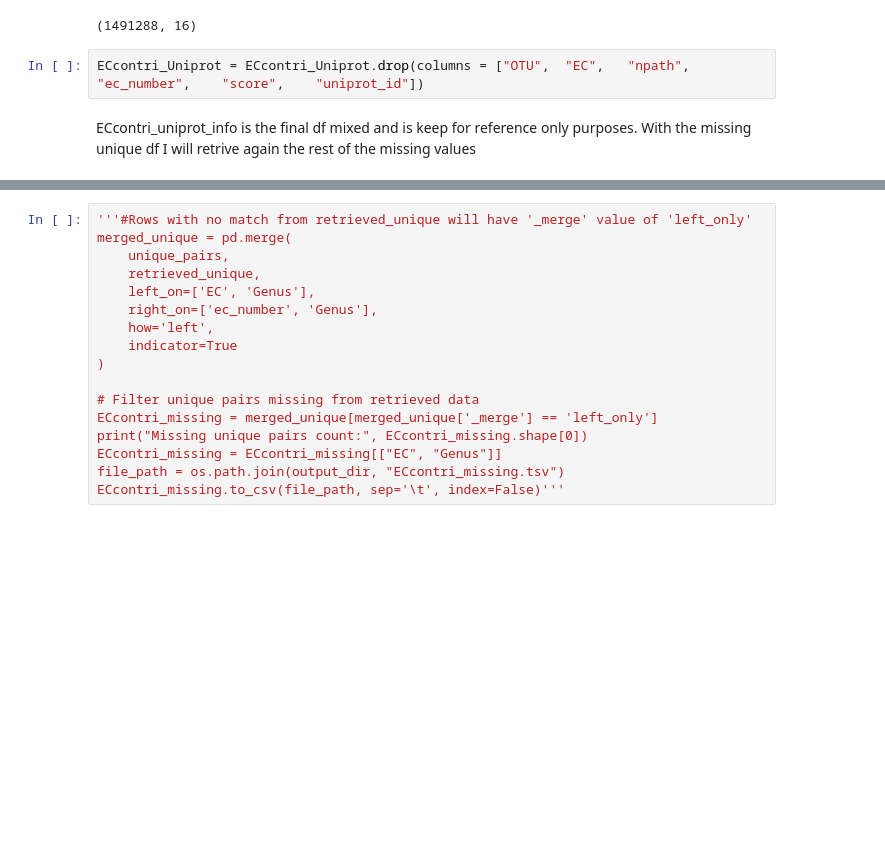
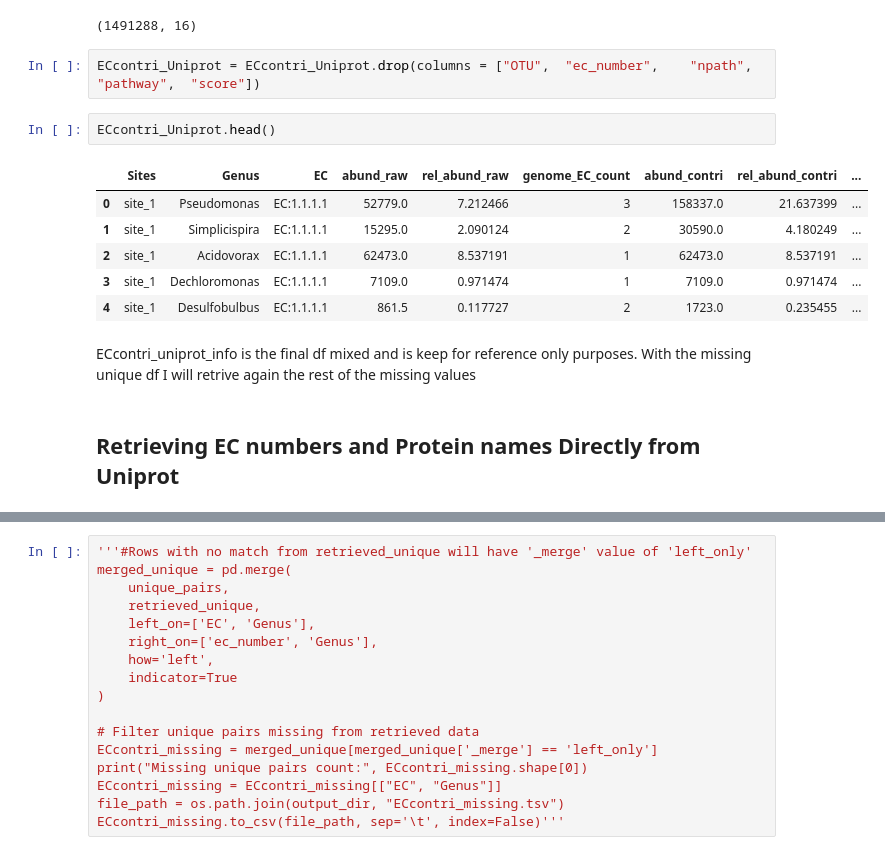
Before and after one commit to MagicAlex238/2_Micro, a Jupyter notebook: 6_Picrust_Functional.ipynb, the cells around one changed output, grey strips where cells are left out. Saved outputs shown, nothing was run; the diff lists cells and outputs as text; blank space fills up the shorter version.

```diff
--- a/6_Picrust_Functional.ipynb
+++ b/6_Picrust_Functional.ipynb
@@ -2629,6 +2609,17 @@ print(ECcontri_Uniprot.shape) # Very slow 1 minute, can kill the kernel
 # %% [output]
 (1491288, 16)
 # %%
-ECcontri_Uniprot = ECcontri_Uniprot.drop(columns = ["OTU",	"EC",	"npath", "ec_number",	"score",	"uniprot_id"])
+ECcontri_Uniprot = ECcontri_Uniprot.drop(columns = ["OTU",	"ec_number",	"npath", "pathway",	"score"])
+# %%
+ECcontri_Uniprot.head()
+# %% [output]
+|  | Sites | Genus | EC | abund_raw | rel_abund_raw | genome_EC_count | abund_contri | rel_abund_contri | ... |
+| 0 | site_1 | Pseudomonas | EC:1.1.1.1 | 52779.0 | 7.212466 | 3 | 158337.0 | 21.637399 | ... |
+| 1 | site_1 | Simplicispira | EC:1.1.1.1 | 15295.0 | 2.090124 | 2 | 30590.0 | 4.180249 | ... |
+| 2 | site_1 | Acidovorax | EC:1.1.1.1 | 62473.0 | 8.537191 | 1 | 62473.0 | 8.537191 | ... |
+| 3 | site_1 | Dechloromonas | EC:1.1.1.1 | 7109.0 | 0.971474 | 1 | 7109.0 | 0.971474 | ... |
+| 4 | site_1 | Desulfobulbus | EC:1.1.1.1 | 861.5 | 0.117727 | 2 | 1723.0 | 0.235455 | ... |
 # %% [markdown]
 ECcontri_uniprot_info is the final df mixed and is keep for reference only purposes. With the missing unique df I will retrive again the rest of the missing values
+# %% [markdown]
+## Retrieving EC numbers and Protein names Directly from Uniprot
```
Also changed, not shown: parts of 8 cells of this notebook.
